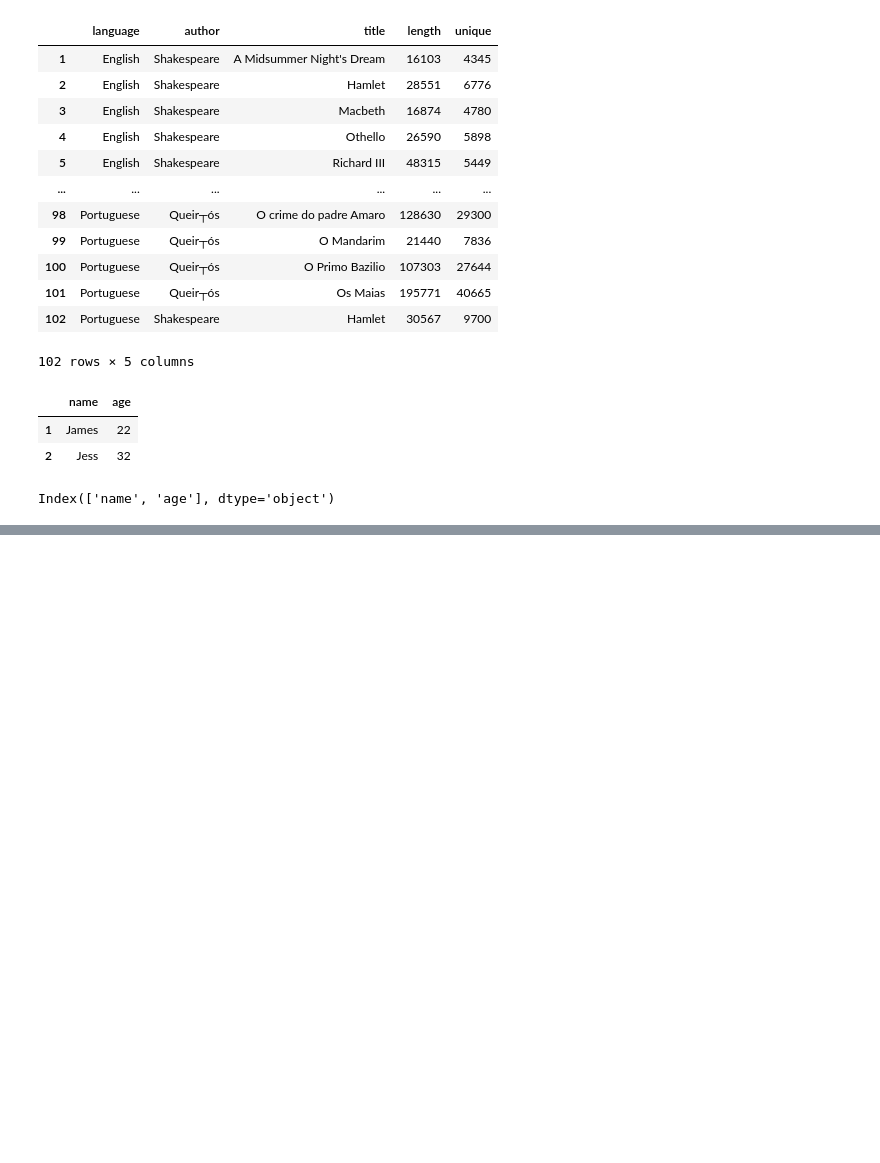
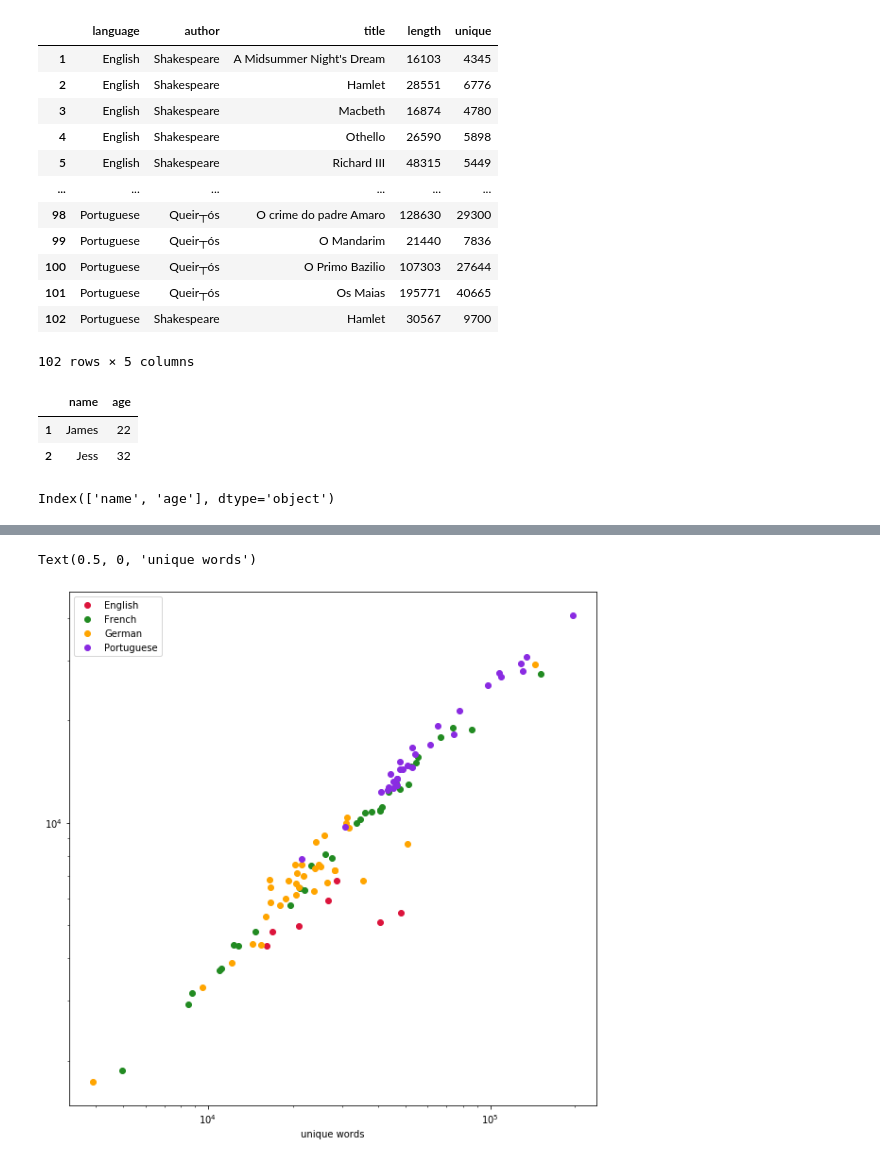
Before and after one commit to dharnitski/edx-PH526x, a Jupyter notebook: 3.2 Language Processing.ipynb, the cells around one changed output, grey strips where cells are left out. Saved outputs shown, nothing was run; the diff lists cells and outputs as text; code cells hidden in the pictures; blank space fills up the shorter version.

```diff
--- a/3.2 Language Processing.ipynb
+++ b/3.2 Language Processing.ipynb
@@ -202,0 +276,16 @@ Index(['name', 'age'], dtype='object')
+# %%
+plt.figure(figsize = (10, 10))
+subset = stats[stats.language == "English"]
+plt.loglog(subset.length, subset.unique, "o", label="English", color="crimson")
+subset = stats[stats.language == "French"]
+plt.loglog(subset.length, subset.unique, "o", label="French", color="forestgreen")
+subset = stats[stats.language == "German"]
+plt.loglog(subset.length, subset.unique, "o", label="German", color="orange")
+subset = stats[stats.language == "Portuguese"]
+plt.loglog(subset.length, subset.unique, "o", label="Portuguese", color="blueviolet")
+plt.legend()
+plt.xlabel("Book length")
+plt.xlabel("unique words")
+# %% [output]
+Text(0.5, 0, 'unique words')
+[figure, added]
```
Also changed, not shown: parts of 7 cells of this notebook.
